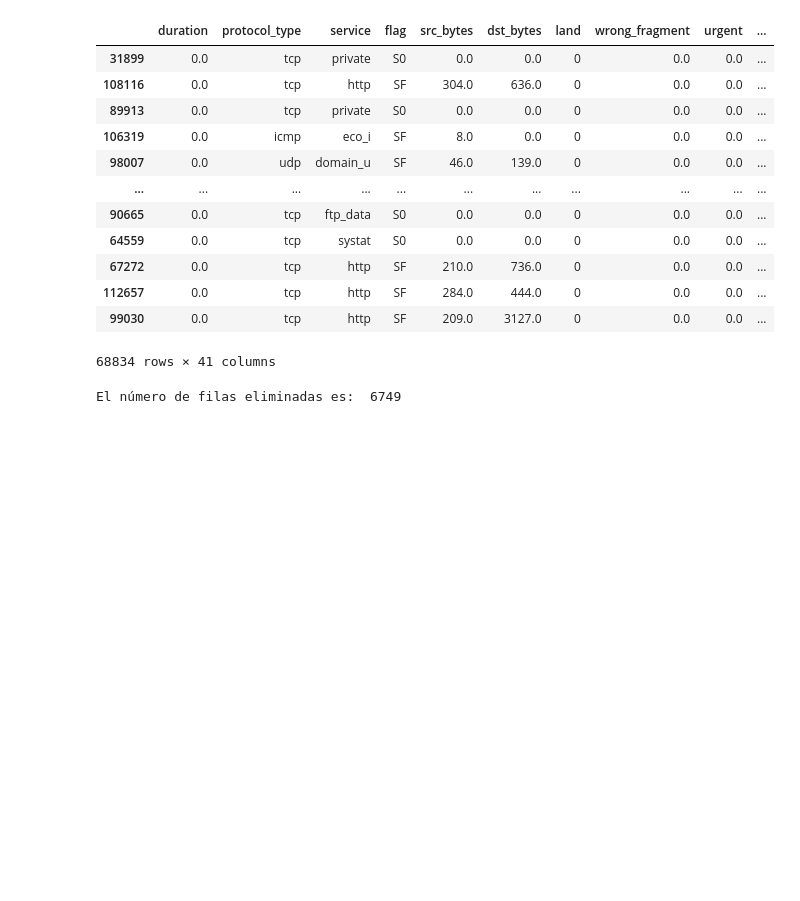
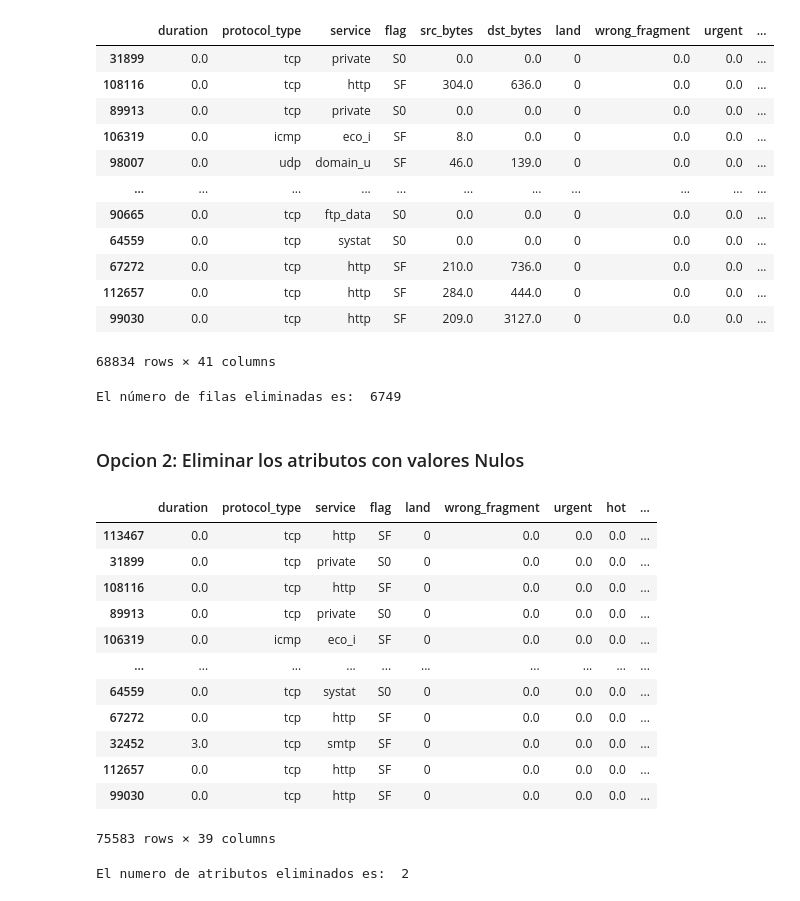
Before and after one commit to FRANCISCODANIEL03/Simulacion, a Jupyter notebook: 8.-Preparacion_del_DataSet.ipynb, the cells around one changed output. Saved outputs shown, nothing was run; the diff lists cells and outputs as text; code cells hidden in the pictures; blank space fills up the shorter version.

```diff
--- a/8.-Preparacion_del_DataSet.ipynb
+++ b/8.-Preparacion_del_DataSet.ipynb
@@ -174,3 +174,31 @@ x_train_copy
 print('El número de filas eliminadas es: ', len(x_train) - len(x_train_copy))
 # %% [output]
 El número de filas eliminadas es:  6749
+# %% [markdown]
+### Opcion 2: Eliminar los atributos con valores Nulos
+# %%
+# Copiar el DataSet para no alterar el original
+x_train_copy = x_train.copy()
+# %%
+# Eliminar los atributos con valores Nulos
+x_train_copy.drop(["src_bytes", "dst_bytes"], axis = 1, inplace = True)
+x_train_copy
+# %% [output]
+|  | duration | protocol_type | service | flag | land | wrong_fragment | urgent | hot | ... |
+| 113467 | 0.0 | tcp | http | SF | 0 | 0.0 | 0.0 | 0.0 | ... |
+| 31899 | 0.0 | tcp | private | S0 | 0 | 0.0 | 0.0 | 0.0 | ... |
+| 108116 | 0.0 | tcp | http | SF | 0 | 0.0 | 0.0 | 0.0 | ... |
+| 89913 | 0.0 | tcp | private | S0 | 0 | 0.0 | 0.0 | 0.0 | ... |
+| 106319 | 0.0 | icmp | eco_i | SF | 0 | 0.0 | 0.0 | 0.0 | ... |
+| ... | ... | ... | ... | ... | ... | ... | ... | ... | ... |
+| 64559 | 0.0 | tcp | systat | S0 | 0 | 0.0 | 0.0 | 0.0 | ... |
+| 67272 | 0.0 | tcp | http | SF | 0 | 0.0 | 0.0 | 0.0 | ... |
+| 32452 | 3.0 | tcp | smtp | SF | 0 | 0.0 | 0.0 | 0.0 | ... |
+| 112657 | 0.0 | tcp | http | SF | 0 | 0.0 | 0.0 | 0.0 | ... |
+| 99030 | 0.0 | tcp | http | SF | 0 | 0.0 | 0.0 | 0.0 | ... |
+75583 rows × 39 columns
+# %%
+# Contar el número de atributos eliminados
+print('El numero de atributos eliminados es: ', len(list(x_train)) - len(list(x_train_copy)))
+# %% [output]
+El numero de atributos eliminados es:  2
```
